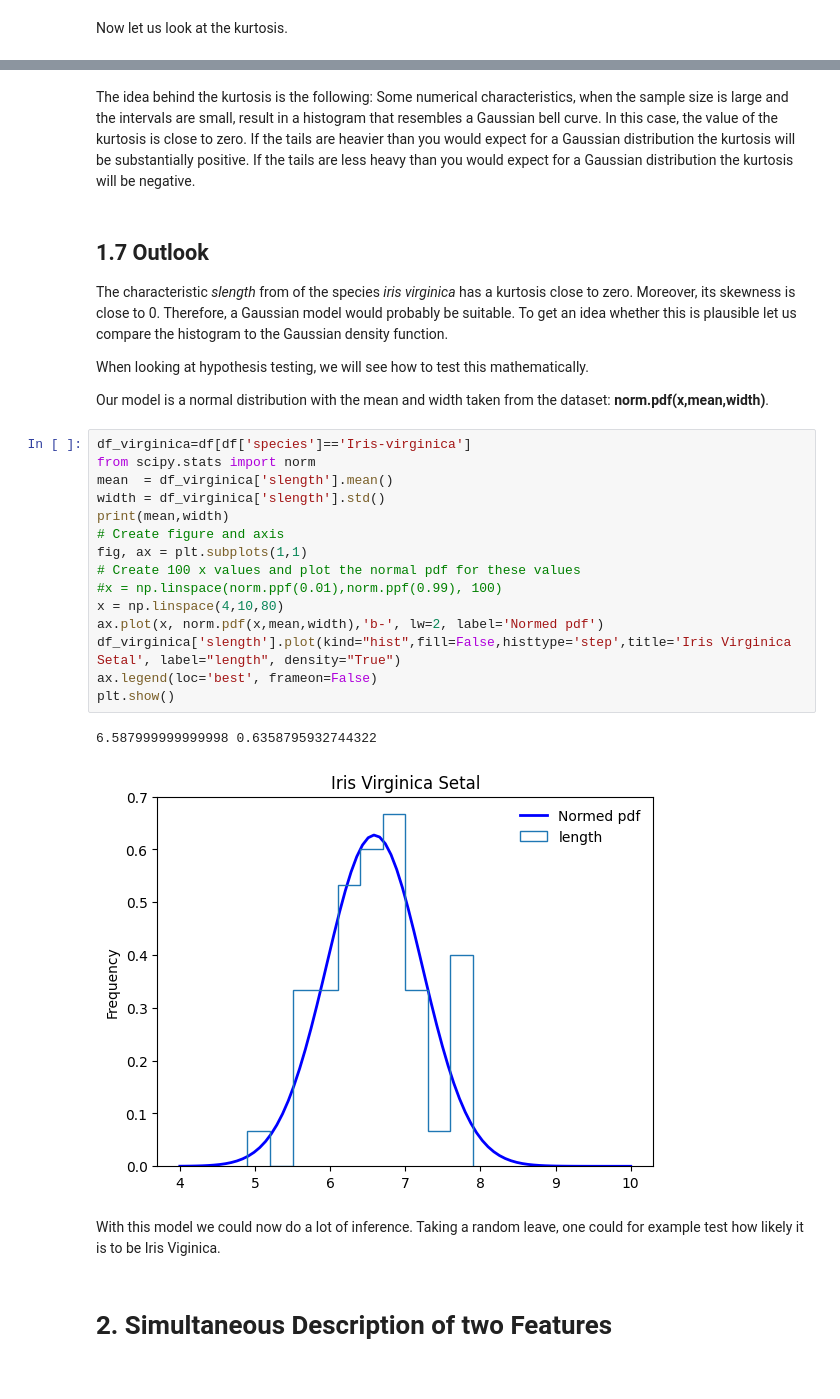
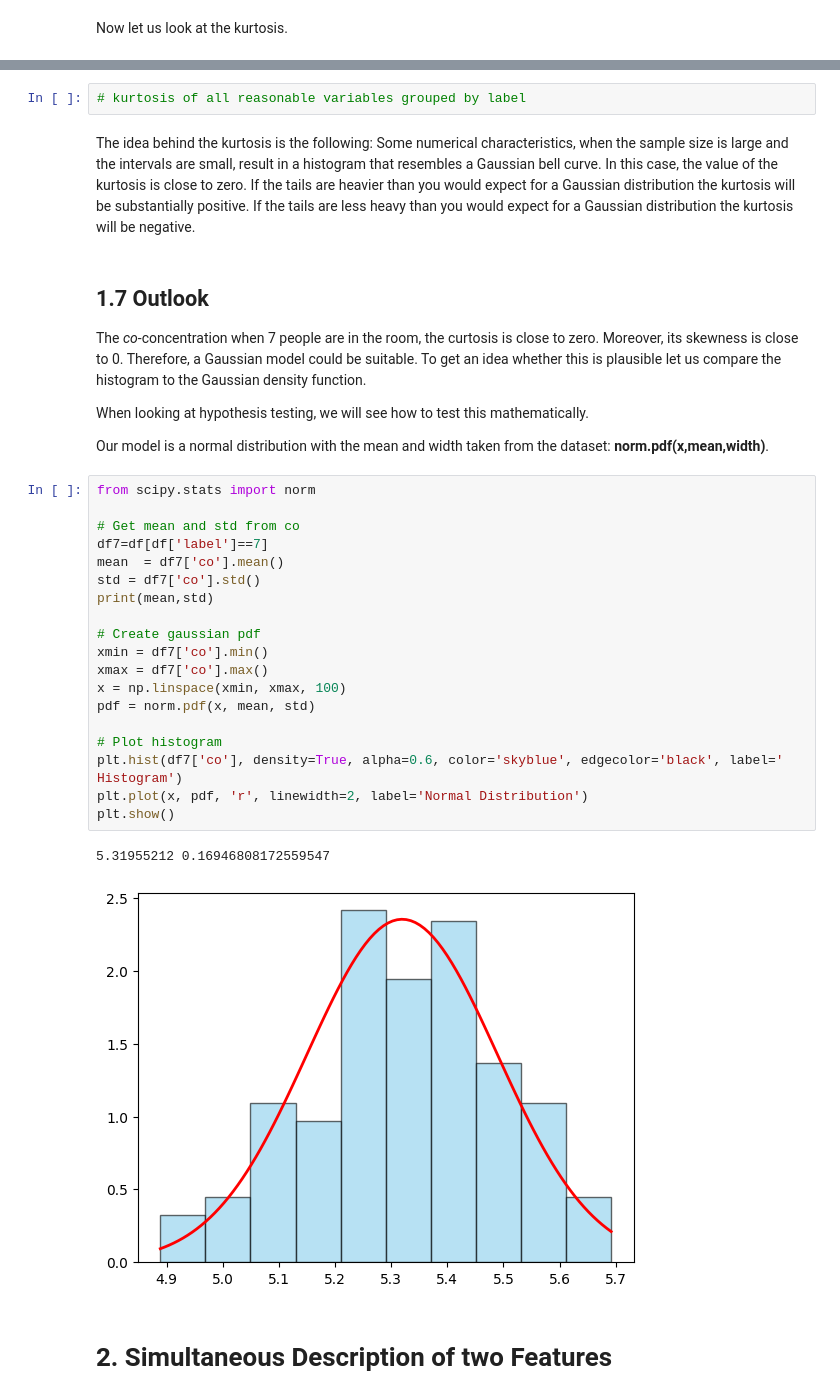
Before and after one commit to KGzB/CAS-Applied-Data-Science, a Jupyter notebook: Module-2/CAS-D1-DescriptiveStatistics.ipynb, the cells around one changed output, grey strips where cells are left out. Drawn from its saved outputs; the diff is of its cells as text.

```diff
--- a/Module-2/CAS-D1-DescriptiveStatistics.ipynb
+++ b/Module-2/CAS-D1-DescriptiveStatistics.ipynb
@@ -233,33 +154,37 @@ grouped_df.apply(pd.DataFrame.kurt, numeric_only=True)
+# %%
+# kurtosis of all reasonable variables grouped by label
 # %% [markdown]
 The idea behind the kurtosis is the following:
 Some numerical characteristics, when the sample size is large and the intervals are small, result in a histogram that resembles a Gaussian bell curve. In this case, the value of the kurtosis is close to zero. If the tails are heavier than you would expect for a Gaussian distribution the kurtosis will be substantially positive. If the tails are less heavy than you would expect for a Gaussian distribution the kurtosis will be negative.
 # %% [markdown]
 ## 1.7 Outlook
-The characteristic *slength* from of the species *iris virginica* has a kurtosis close to zero. Moreover, its skewness is close to 0. Therefore, a Gaussian model would probably be suitable. To get an idea whether this is plausible let us  compare the histogram to the Gaussian density function.
+The *co*-concentration when 7 people are in the room, the curtosis is close to zero. Moreover, its skewness is close to 0. Therefore, a Gaussian model could be suitable. To get an idea whether this is plausible let us compare the histogram to the Gaussian density function.
 
 When looking at hypothesis testing, we will see how to test this mathematically.
 
 Our model is a normal distribution with the mean and width taken from the dataset: **norm.pdf(x,mean,width)**.
-# %%
-df_virginica=df[df['species']=='Iris-virginica']
-from scipy.stats import norm
-mean  = df_virginica['slength'].mean()
-width = df_virginica['slength'].std()
-print(mean,width)
-# Create figure and axis
-fig, ax = plt.subplots(1,1)
-# Create 100 x values and plot the normal pdf for these values
-#x = np.linspace(norm.ppf(0.01),norm.ppf(0.99), 100)
-x = np.linspace(4,10,80)
-ax.plot(x, norm.pdf(x,mean,width),'b-', lw=2, label='Normed pdf')
-df_virginica['slength'].plot(kind="hist",fill=False,histtype='step',title='Iris Virginica Setal', label="length", density="True")
-ax.legend(loc='best', frameon=False)
-plt.show()
-# %% [output]
-6.587999999999998 0.6358795932744322
-[figure, removed]
-# %% [markdown]
-With this model we could now do a lot of inference. Taking a random leave, one could for example test how likely it is to be Iris Viginica.
+# %%
+from scipy.stats import norm
+
+# Get mean and std from co
+df7=df[df['label']==7]
+mean  = df7['co'].mean()
+std = df7['co'].std()
+print(mean,std)
+
+# Create gaussian pdf
+xmin = df7['co'].min()
+xmax = df7['co'].max()
+x = np.linspace(xmin, xmax, 100)
+pdf = norm.pdf(x, mean, std)
+
+# Plot histogram
+plt.hist(df7['co'], density=True, alpha=0.6, color='skyblue', edgecolor='black', label=' Histogram')
+plt.plot(x, pdf, 'r', linewidth=2, label='Normal Distribution')
+plt.show()
+# %% [output]
+5.31955212 0.16946808172559547
+[figure, added]
 # %% [markdown]
 # 2. Simultaneous Description of two Features
 # %% [markdown]
```
Also changed, not shown: parts of 53 cells of this notebook, 1 other file.
